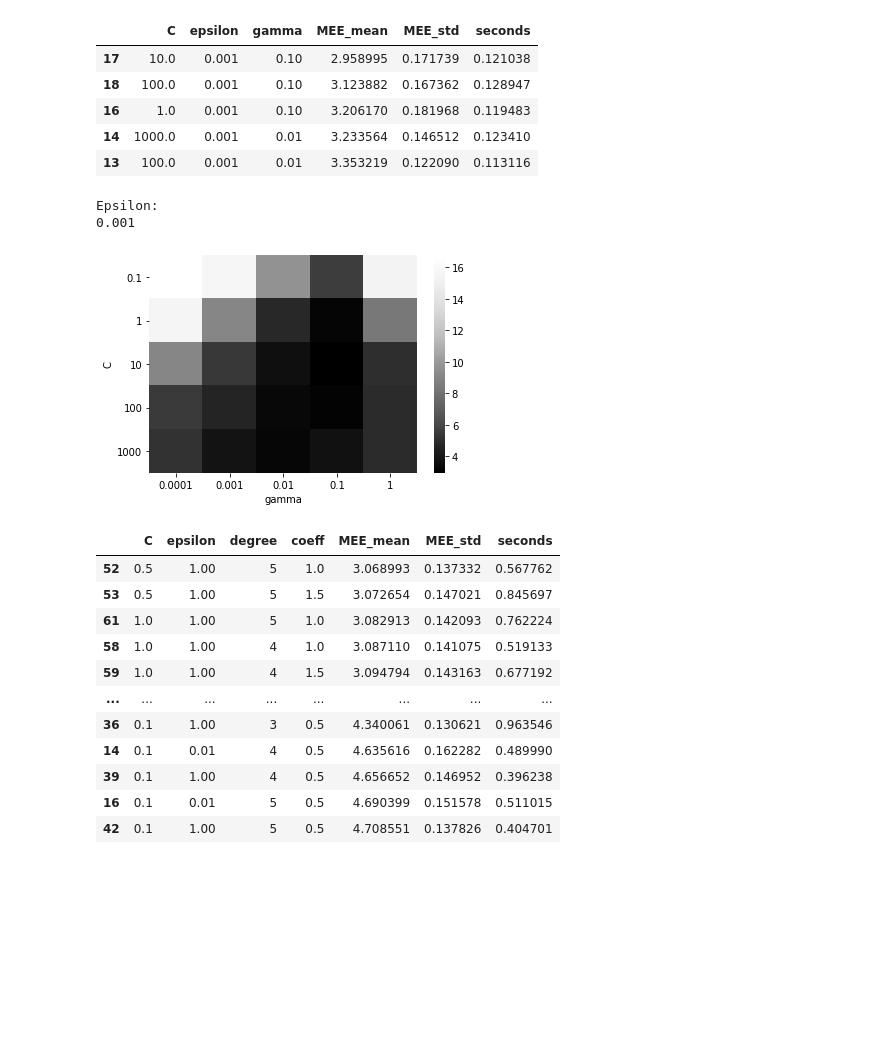
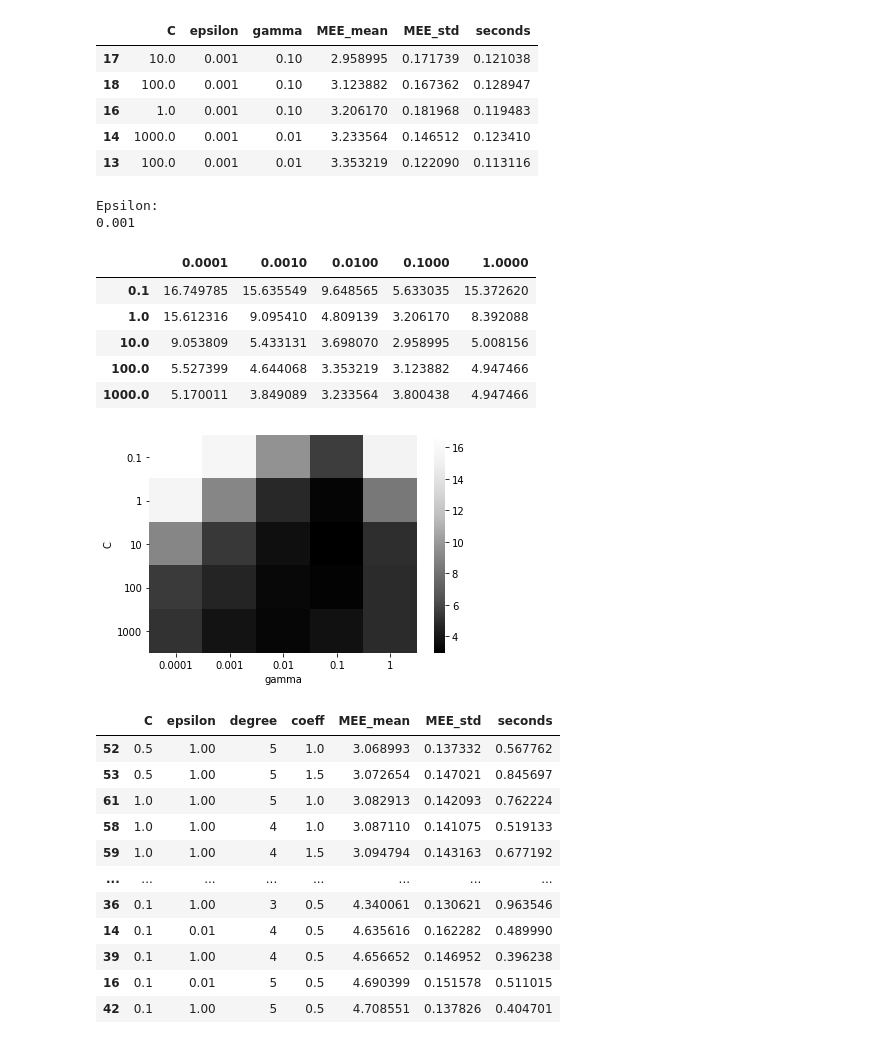
Before and after one commit to FeLusiani/ML_Project, a Jupyter notebook: MLCode/SVR.ipynb, the cells around one changed output. Drawn from its saved outputs; the diff is of its cells as text; code cells hidden in the pictures; blank space fills up the shorter version.

```diff
--- a/MLCode/SVR.ipynb
+++ b/MLCode/SVR.ipynb
@@ -54,18 +54,25 @@ df.sort_values(by=['MEE_mean']).head()
 # %%
 df2 = df
 df2 = df2.sort_values(by=['C', 'gamma'])
 array = df2['MEE_mean'].to_numpy()
 array = array.reshape(-1, 5)
 ax = sns.heatmap(array, xticklabels=gamma_list, yticklabels=C_list,cmap='Greys_r')
 plt.yticks(rotation=0)
 ax.set_xlabel('gamma')
 ax.set_ylabel('C')
 
 print('Epsilon:')
 print(epsilon_list[0])
+pd.DataFrame(array, index=C_list, columns=gamma_list)
 # %% [output]
 Epsilon:
 0.001
+|  | 0.0001 | 0.0010 | 0.0100 | 0.1000 | 1.0000 |
+| 0.1 | 16.749785 | 15.635549 | 9.648565 | 5.633035 | 15.372620 |
+| 1.0 | 15.612316 | 9.095410 | 4.809139 | 3.206170 | 8.392088 |
+| 10.0 | 9.053809 | 5.433131 | 3.698070 | 2.958995 | 5.008156 |
+| 100.0 | 5.527399 | 4.644068 | 3.353219 | 3.123882 | 4.947466 |
+| 1000.0 | 5.170011 | 3.849089 | 3.233564 | 3.800438 | 4.947466 |
 [figure]
 # %%
 kernel='poly'
```
Also changed, not shown: parts of 5 cells of this notebook, 2 other files.
